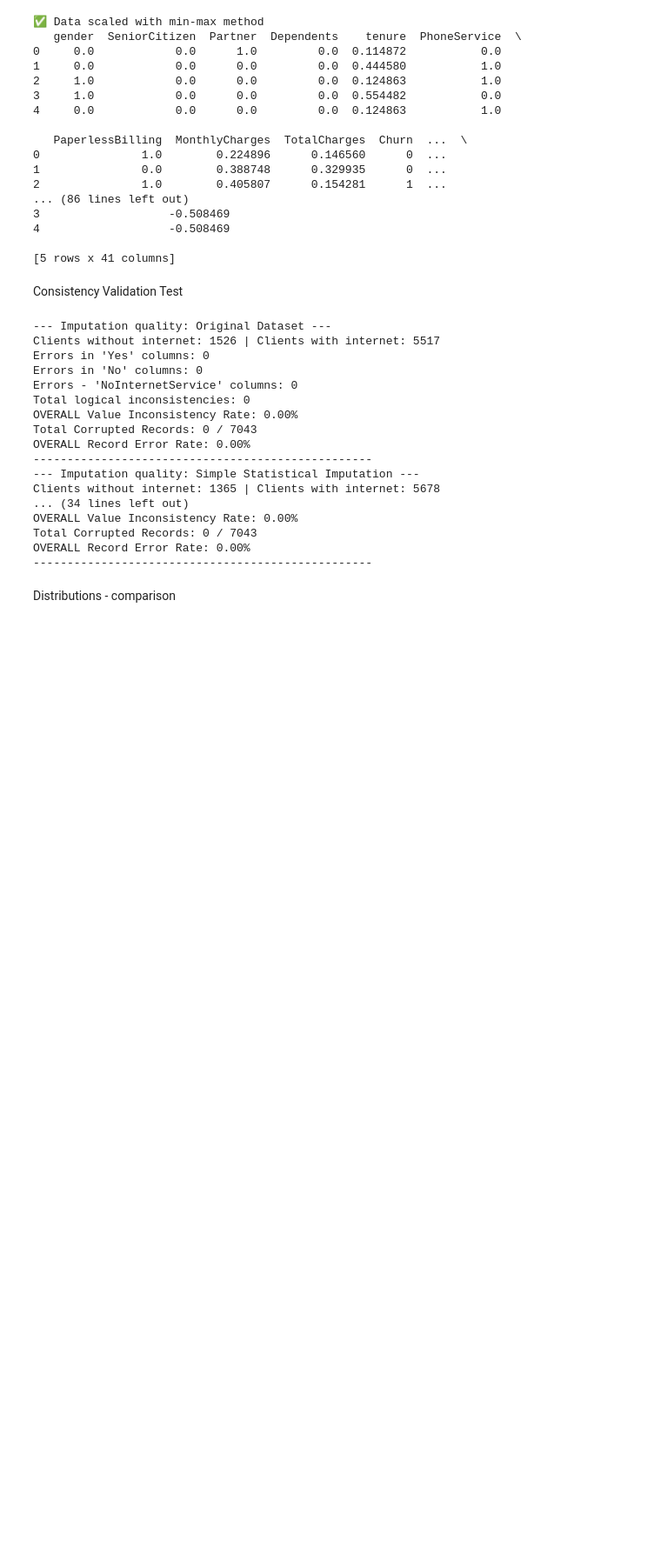
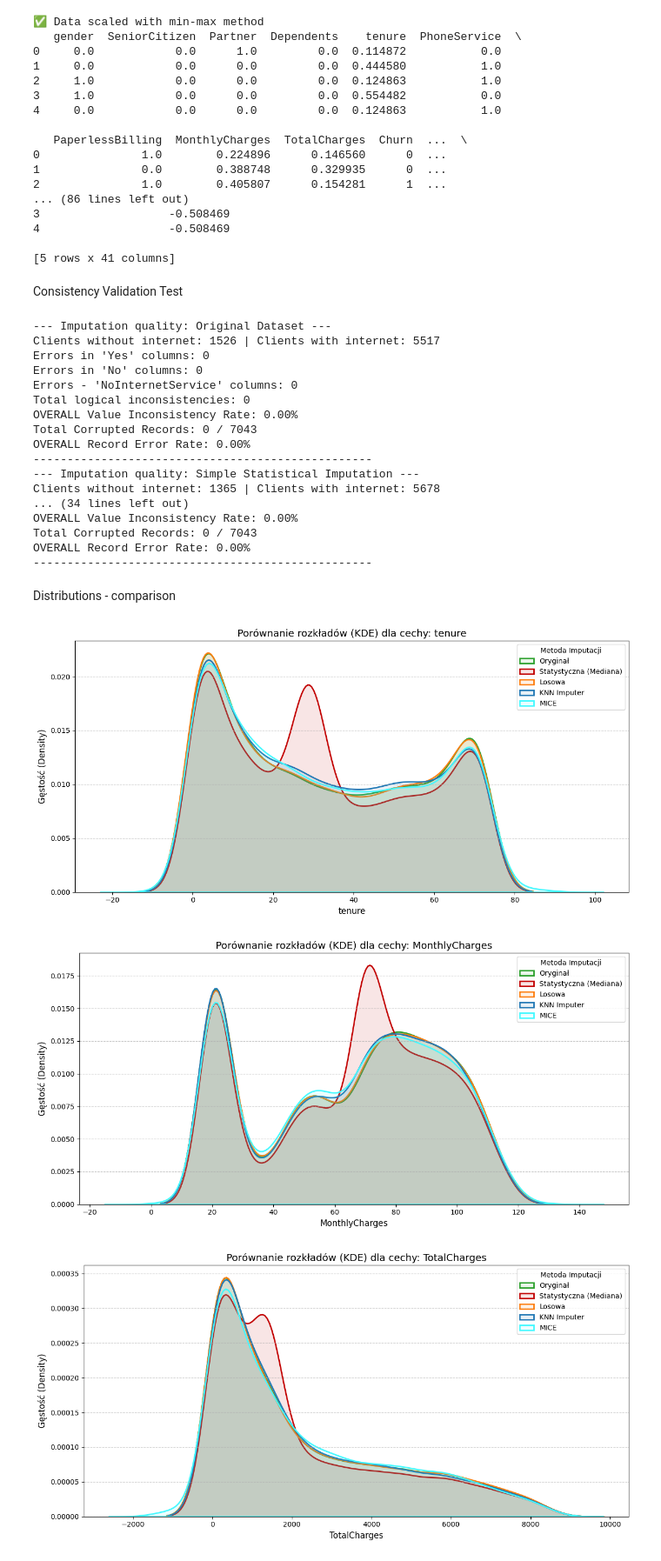
Before and after one commit to Milosz180/ZMUM-Telco-Customer-Churn, a Jupyter notebook: telco-customer-churn.ipynb, the cells around one changed output. Shown at 87% size. Cells and saved outputs as stored; diff of their text form; code cells hidden in the pictures; blank space fills up the shorter version.

```diff
--- a/telco-customer-churn.ipynb
+++ b/telco-customer-churn.ipynb
@@ -977,19 +1010,19 @@ Distributions - comparison
 # %%
 # słownik datasetów
 my_datasets = {
     'Oryginał': df_0,
     'Statystyczna (Mediana)': df_1,
     'Losowa': df_2,
     'KNN Imputer': df_3,
     'MICE': df_4
 }
 
-plot_combined_distributions(my_datasets, 'Tenure')
-plot_combined_distributions(my_datasets, 'tenure')
-
-# wykres rozkładu
 # kolumny wartościowe do analizy
 cols_to_analyze = ['tenure', 'MonthlyCharges', 'TotalCharges']
 
 for col in cols_to_analyze:
-    plot_distribution(df_3, col, "K-Nearest Neighbors Imputation - Method 3")
+    plot_combined_distributions(my_datasets, col)
+# %% [output]
+[figure, added]
+[figure, added]
+[figure, added]
```
Also changed, not shown: parts of 7 cells of this notebook.
